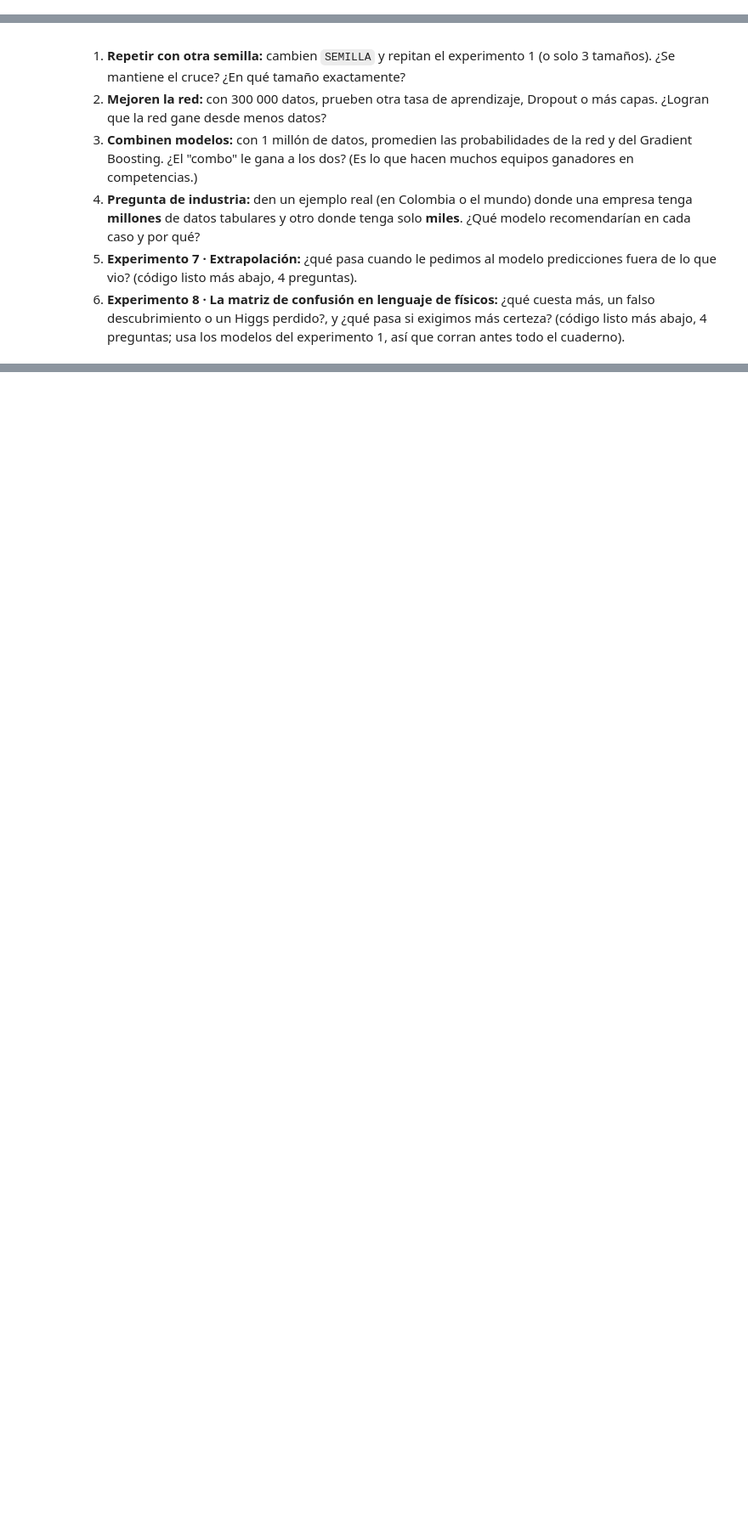
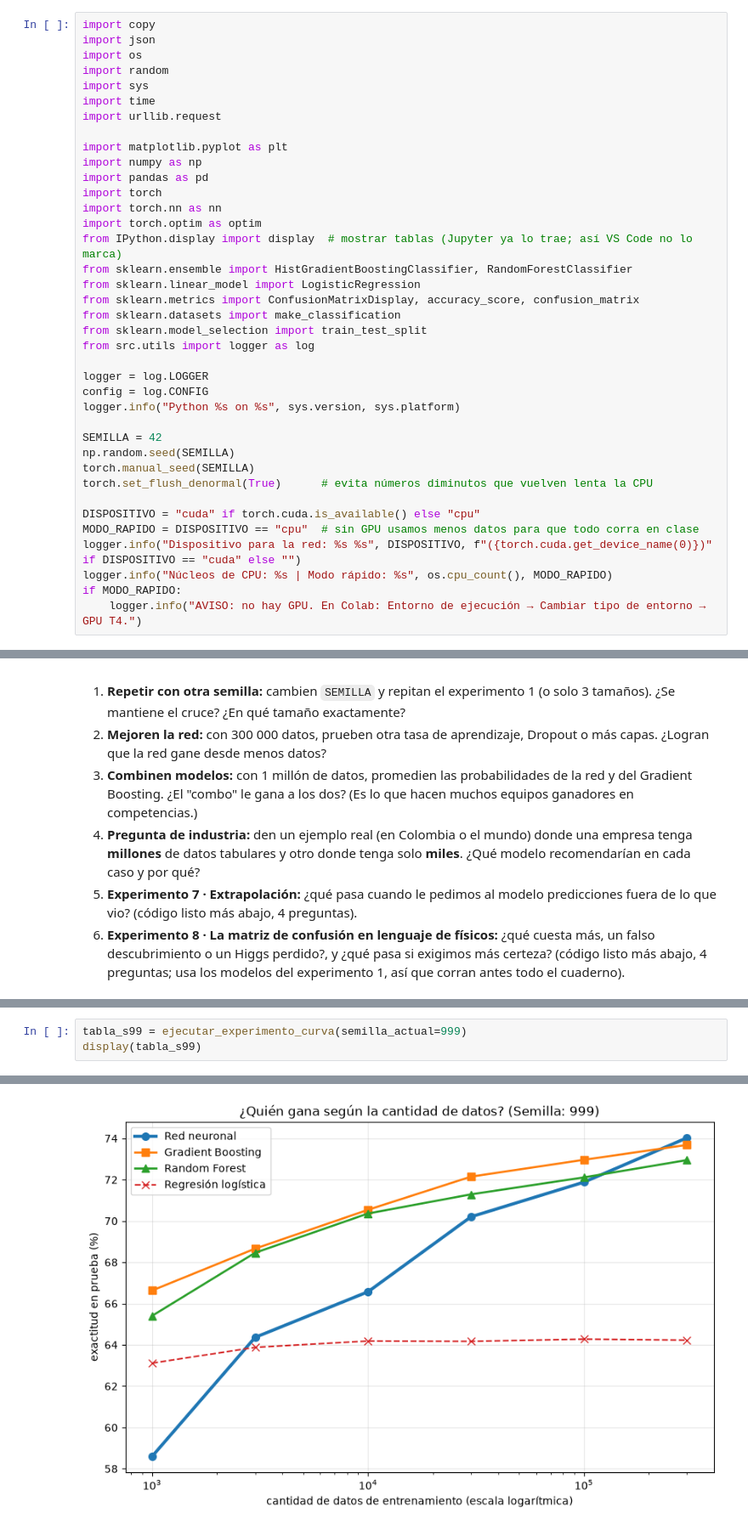
Before and after one commit to KevinHidalgoDS/deep-learning-ws, a Jupyter notebook: notebooks/Ejercicio_Eq5_ML_vs_DL_HIGGS.ipynb, the cells around one changed output, grey strips where cells are left out. Shown at 85% size. Cells and saved outputs as stored; diff of their text form; blank space fills up the shorter version.

```diff
--- a/notebooks/Ejercicio_Eq5_ML_vs_DL_HIGGS.ipynb
+++ b/notebooks/Ejercicio_Eq5_ML_vs_DL_HIGGS.ipynb
@@ -61,0 +72,38 @@ Docente: John R. Ballesteros
+# %%
+import copy
+import json
+import os
+import random
+import sys
+import time
+import urllib.request
+
+import matplotlib.pyplot as plt
+import numpy as np
+import pandas as pd
+import torch
+import torch.nn as nn
+import torch.optim as optim
+from IPython.display import display  # mostrar tablas (Jupyter ya lo trae; así VS Code no lo marca)
+from sklearn.ensemble import HistGradientBoostingClassifier, RandomForestClassifier
+from sklearn.linear_model import LogisticRegression
+from sklearn.metrics import ConfusionMatrixDisplay, accuracy_score, confusion_matrix
+from sklearn.datasets import make_classification
+from sklearn.model_selection import train_test_split
+from src.utils import logger as log
+
+logger = log.LOGGER
+config = log.CONFIG
+logger.info("Python %s on %s", sys.version, sys.platform)
+
+SEMILLA = 42
+np.random.seed(SEMILLA)
+torch.manual_seed(SEMILLA)
+torch.set_flush_denormal(True)      # evita números diminutos que vuelven lenta la CPU
+
+DISPOSITIVO = "cuda" if torch.cuda.is_available() else "cpu"
+MODO_RAPIDO = DISPOSITIVO == "cpu"  # sin GPU usamos menos datos para que todo corra en clase
+logger.info("Dispositivo para la red: %s %s", DISPOSITIVO, f"({torch.cuda.get_device_name(0)})" if DISPOSITIVO == "cuda" else "")
+logger.info("Núcleos de CPU: %s | Modo rápido: %s", os.cpu_count(), MODO_RAPIDO)
+if MODO_RAPIDO:
+    logger.info("AVISO: no hay GPU. En Colab: Entorno de ejecución → Cambiar tipo de entorno → GPU T4.")
@@ -842,0 +1153,4 @@ Los retos 1 a 4 los programan ustedes. Los retos 5 y 6 ya tienen el código list
+# %%
+tabla_s99 = ejecutar_experimento_curva(semilla_actual=999)
+display(tabla_s99)
+# %% [output]
@@ -842,0 +1265 @@ Los retos 1 a 4 los programan ustedes. Los retos 5 y 6 ya tienen el código list
+[figure, added]
```
Also changed, not shown: parts of 14 cells of this notebook, 3 other files.
